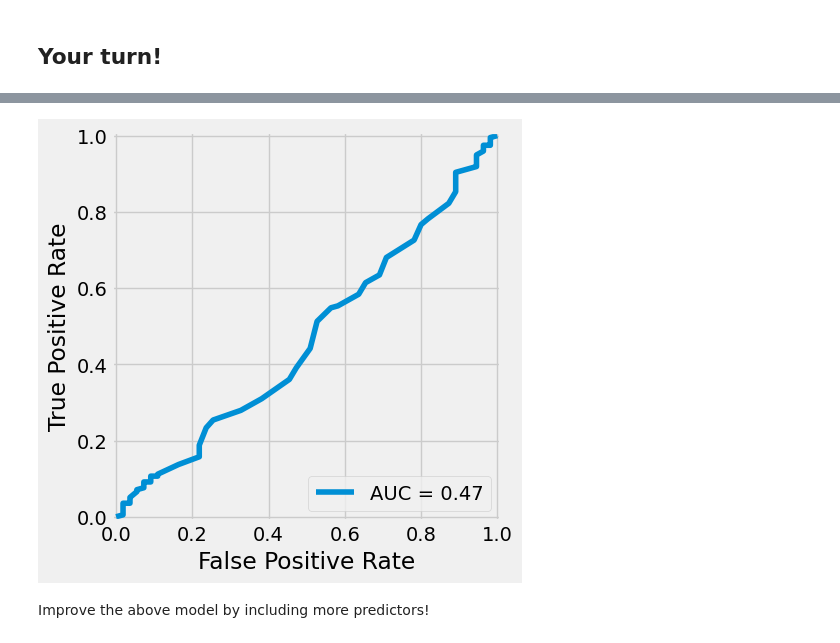
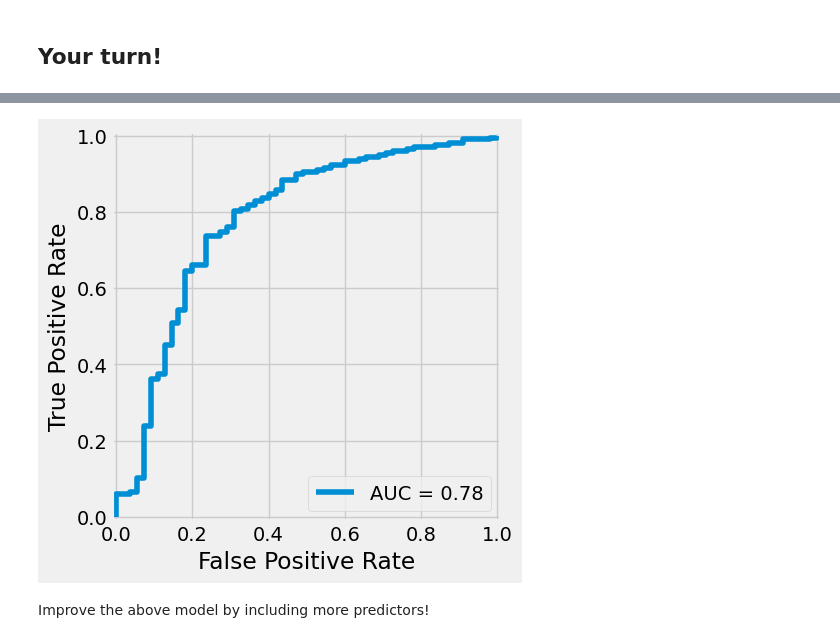
Before and after one commit to Julian200019/DataScience2024, a Jupyter notebook: Session_04/micromortgage_logit.ipynb, the cells around one changed output, grey strips where cells are left out. Saved outputs shown, nothing was run; the diff lists cells and outputs as text; code cells hidden in the pictures.

```diff
--- a/Session_04/micromortgage_logit.ipynb
+++ b/Session_04/micromortgage_logit.ipynb
@@ -180,7 +185,7 @@ plt.show()
 # %% [markdown]
 ## Your turn!
 # %%
-model_logit = smf.logit(formula='Decision ~ Age + Gender + Employment_Type', data=train)
-model_logit = model_logit.fit()
+model_logit2 = smf.logit(formula='Decision ~ Age + Gender + CalcEmi + IIR + IAR+ FOIR + LTV + LVR', data=train)
+model_logit2 = model_logit2.fit()
 # %% [output]
 Optimization terminated successfully.
@@ -209,10 +214,13 @@ Age                                 -0.0076      0.009     -0.809      0.419
+# %%
+pred_proba2 = model_logit2.predict(test)
+pred_label2 = round(pred_proba2, 0)
 # %%
-fpr, tpr, thresholds = roc_curve(test["Decision"], pred_proba)
+fpr, tpr, thresholds = roc_curve(test["Decision"], pred_proba2)
 auc_score = auc(fpr, tpr)
 display = RocCurveDisplay(fpr=fpr, tpr=tpr, roc_auc=auc_score)
 display.plot()
 plt.show()
 # %% [output]
-[figure, old version]
+[figure, new version]
 # %% [markdown]
 Improve the above model by including more predictors!
```
Also changed, not shown: parts of 4 cells of this notebook.
